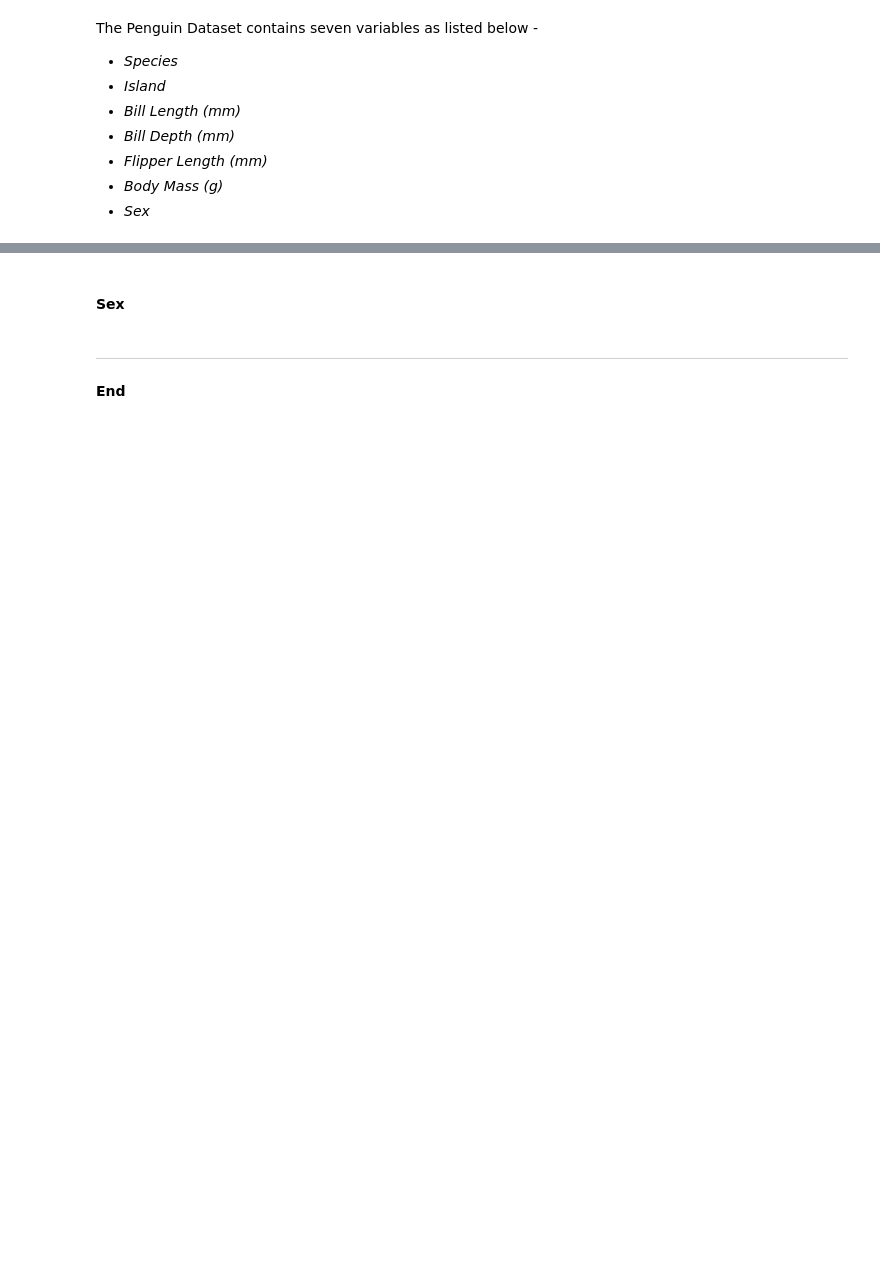
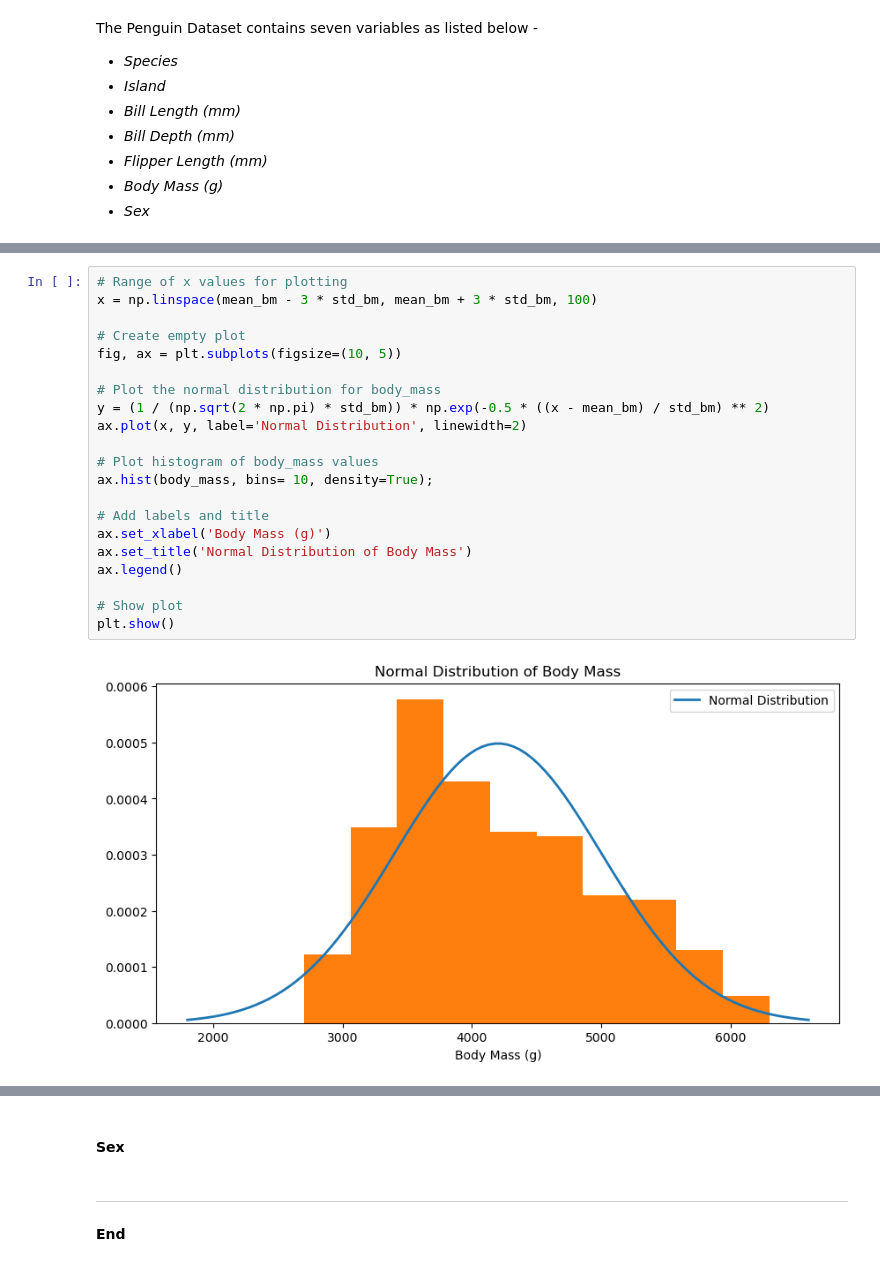
Before and after one commit to turps-pc90/fund_data, a Jupyter notebook: tasks.ipynb, the cells around one changed output, grey strips where cells are left out. Saved outputs shown, nothing was run; the diff lists cells and outputs as text; blank space fills up the shorter version.

```diff
--- a/tasks.ipynb
+++ b/tasks.ipynb
@@ -263,0 +282,23 @@ plt.show()
+# %%
+# Range of x values for plotting
+x = np.linspace(mean_bm - 3 * std_bm, mean_bm + 3 * std_bm, 100)
+
+# Create empty plot
+fig, ax = plt.subplots(figsize=(10, 5))
+
+# Plot the normal distribution for body_mass
+y = (1 / (np.sqrt(2 * np.pi) * std_bm)) * np.exp(-0.5 * ((x - mean_bm) / std_bm) ** 2)
+ax.plot(x, y, label='Normal Distribution', linewidth=2)
+
+# Plot histogram of body_mass values
+ax.hist(body_mass, bins= 10, density=True);
+
+# Add labels and title
+ax.set_xlabel('Body Mass (g)')
+ax.set_title('Normal Distribution of Body Mass')
+ax.legend()
+
+# Show plot
+plt.show()
+# %% [output]
+[figure, added]
```
Also changed, not shown: parts of 13 cells of this notebook.
